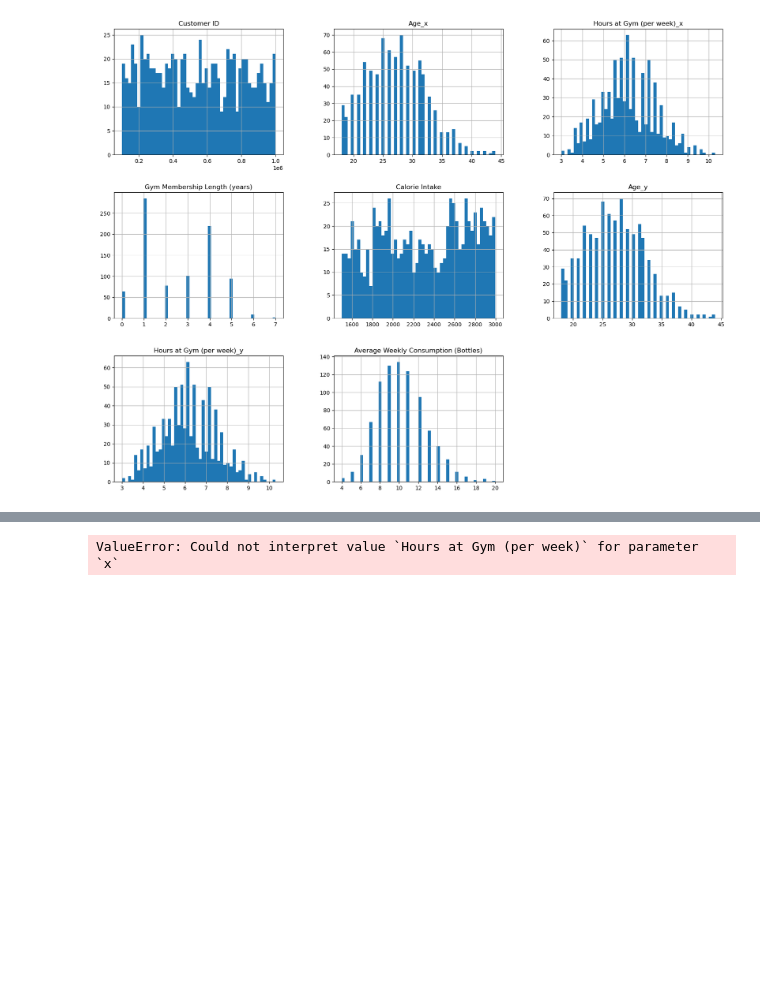
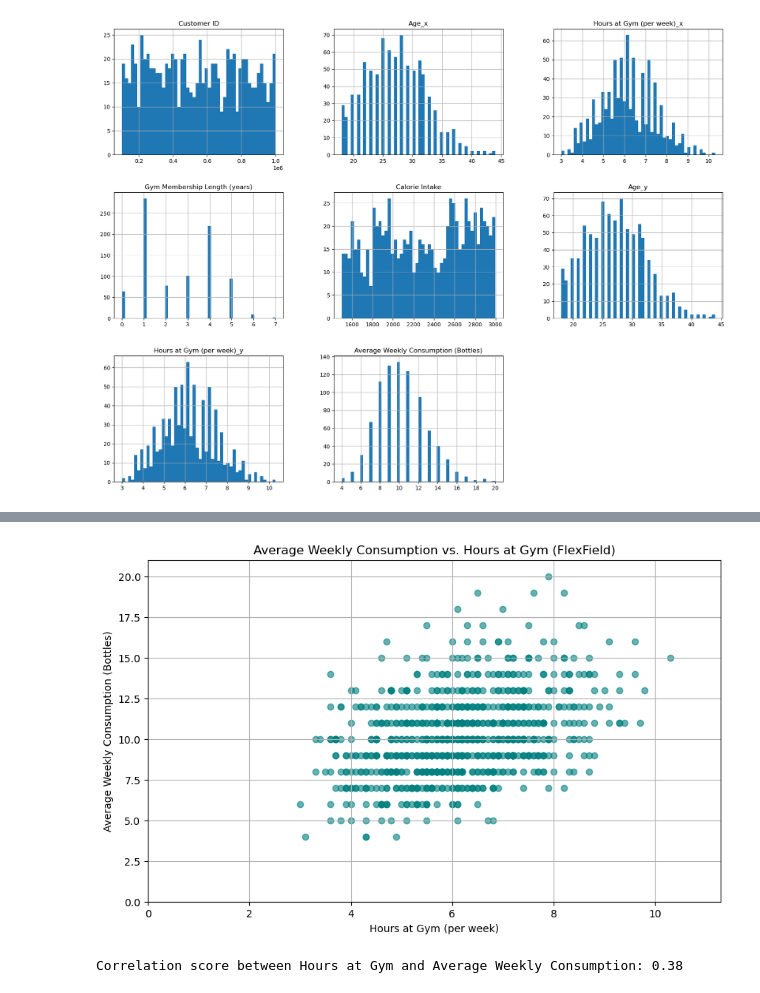
Before and after one commit to svnxxa/BOLT-First-Byte-Datathon, a Jupyter notebook: coreboost_compare.ipynb, the cells around one changed output, grey strips where cells are left out. Saved outputs shown, nothing was run; the diff lists cells and outputs as text; code cells hidden in the pictures; blank space fills up the shorter version.

Commit message:
more vids and corr

```diff
--- a/coreboost_compare.ipynb
+++ b/coreboost_compare.ipynb
@@ -73,9 +121,29 @@ ValueError: Could not interpret input 'Fitness Goal'
 # %%
-# Scatter plot: Hours at Gym vs Average Weekly Consumption (Bottles)
-sns.scatterplot(data=merged_data, x='Hours at Gym (per week)', y='Average Weekly Consumption (Bottles)')
-plt.title('Hours at Gym vs Average Weekly Consumption (Bottles)')
+import pandas as pd
+import matplotlib.pyplot as plt
+
+# Assuming merged_data is your DataFrame
+plt.figure(figsize=(10, 6))
+
+# Scatter plot
+plt.scatter(merged_data['Hours at Gym (per week)_x'],
+            merged_data['Average Weekly Consumption (Bottles)'],
+            alpha=0.6, color='teal')
+
+plt.title('Average Weekly Consumption vs. Hours at Gym (FlexField)')
 plt.xlabel('Hours at Gym (per week)')
 plt.ylabel('Average Weekly Consumption (Bottles)')
+plt.grid(True)
+plt.xlim(0, merged_data['Hours at Gym (per week)_x'].max() + 1)
+plt.ylim(0, merged_data['Average Weekly Consumption (Bottles)'].max() + 1)
+
 plt.show()
 # %% [output]
-ValueError: Could not interpret value `Hours at Gym (per week)` for parameter `x`
+[figure, added]
+# %%
+# Assuming merged_data is your DataFrame
+
+correlation_score = merged_data['Hours at Gym (per week)_x'].corr(merged_data['Average Weekly Consumption (Bottles)'])
+print(f'Correlation score between Hours at Gym and Average Weekly Consumption: {correlation_score:.2f}')
+# %% [output]
+Correlation score between Hours at Gym and Average Weekly Consumption: 0.38
```
Also changed, not shown: parts of 10 cells of this notebook.
